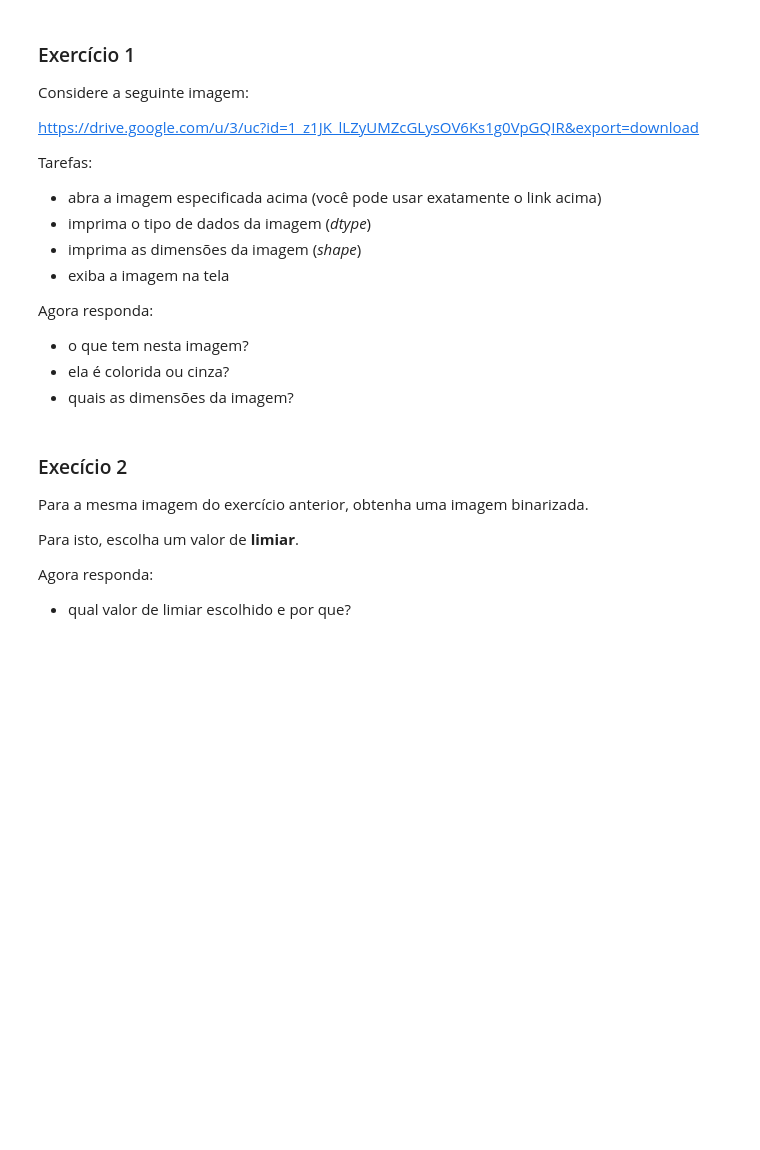
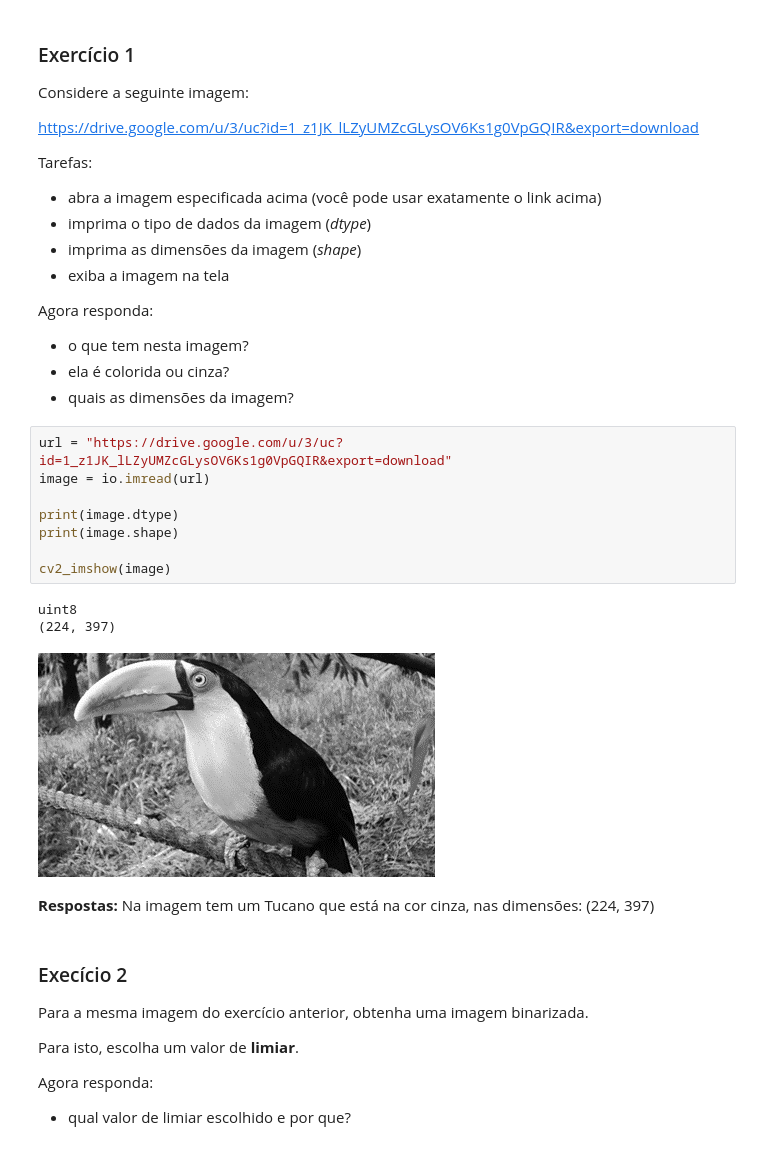
Before and after one commit to sdias22/Processamento-Digital-de-Img, a Jupyter notebook: 01_introducao.ipynb, the cells around one changed output. Saved outputs shown, nothing was run; the diff lists cells and outputs as text; blank space fills up the shorter version.

```diff
--- a/01_introducao.ipynb
+++ b/01_introducao.ipynb
@@ -298,6 +390,20 @@ Agora responda:
 - o que tem nesta imagem?
 - ela é colorida ou cinza?
 - quais as dimensões da imagem?
+# %%
+url = "https://drive.google.com/u/3/uc?id=1_z1JK_lLZyUMZcGLysOV6Ks1g0VpGQIR&export=download"
+image = io.imread(url)
+
+print(image.dtype)
+print(image.shape)
+
+cv2_imshow(image)
+# %% [output]
+uint8
+(224, 397)
+[figure, added]
+# %% [markdown]
+**Respostas:** Na imagem tem um Tucano que está na cor cinza, nas dimensões: (224, 397)
 # %% [markdown]
 ### Execício 2
 
```
Also changed, not shown: parts of 30 cells of this notebook.
